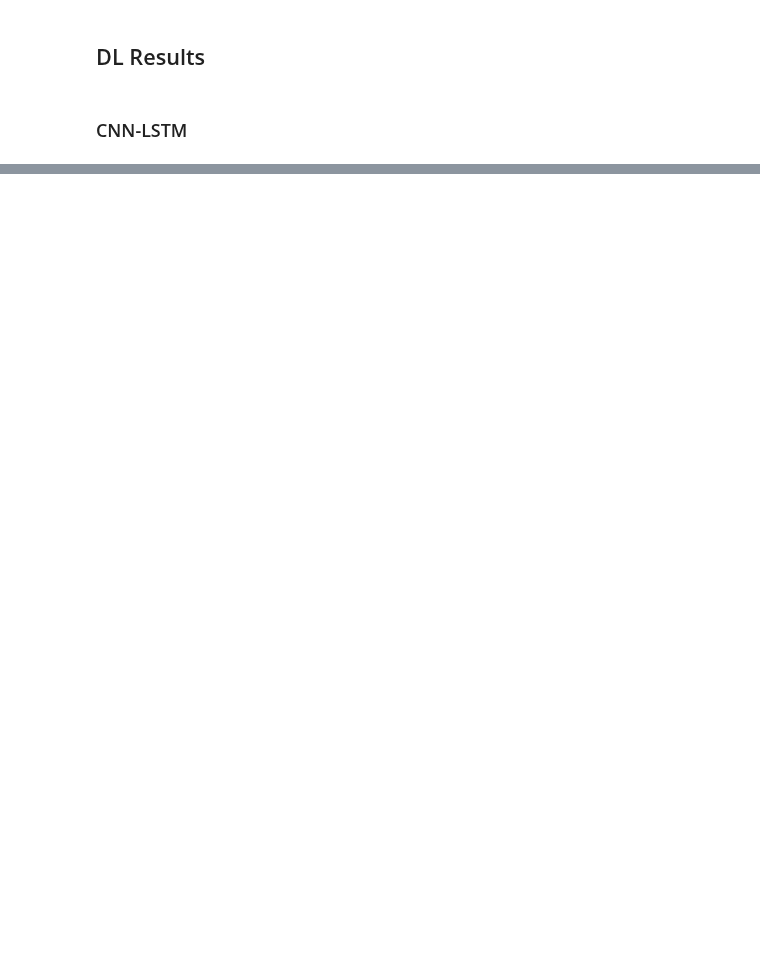
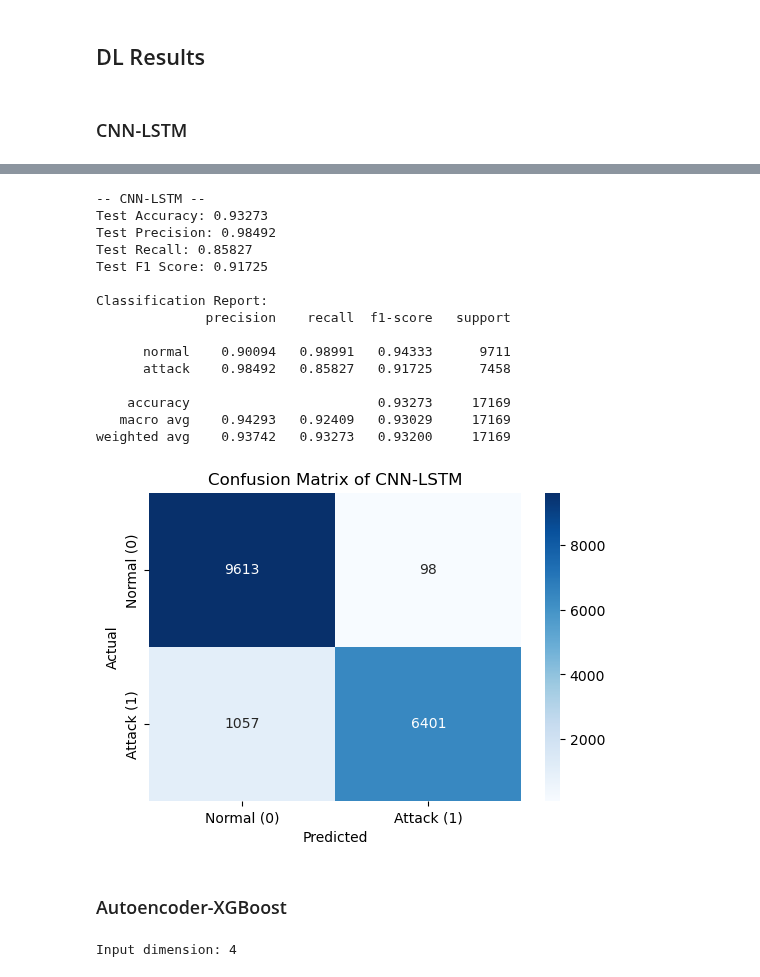
Before and after one commit to luisdavidgarcia/DDoS-Hybrid-Detection-System, a Jupyter notebook: notebooks/results_nsl-kdd_binary.ipynb, the cells around one changed output, grey strips where cells are left out. Drawn from its saved outputs; the diff is of its cells as text; code cells hidden in the pictures; blank space fills up the shorter version.

```diff
--- a/notebooks/results_nsl-kdd_binary.ipynb
+++ b/notebooks/results_nsl-kdd_binary.ipynb
@@ -622,0 +937,16 @@ for model_name, metrics in results.items():
+# %%
+start_time = time.time()
+cnn_lstm_model.fit(X_train_reshaped,
+                   y_train,
+                   epochs=50,
+                   batch_size=64,
+                   validation_split=0.2,
+                   callbacks=[lr_scheduler, early_stopping])
+end_time = time.time()
+
+training_time = end_time - start_time
+print(f"Training time: {training_time:.4f} seconds")
+
+# Save the trained model to a file
+cnn_lstm_model.save('cnn_lstm_binary_model.keras')
+print("Model saved as 'cnn_lstm_binary_model.keras'")
@@ -623,4 +984,61 @@ for model_name, metrics in results.items():
+# %%
+# Calculate evaluation metrics
+accuracy = accuracy_score(y_test, y_pred_binary)
+precision = precision_score(y_test, y_pred_binary)
+recall = recall_score(y_test, y_pred_binary)
+f1 = f1_score(y_test, y_pred_binary)
+
+# Print the evaluation metrics
+name = "CNN-LSTM"
+print(f"-- {name} --")
+print(f"Test Accuracy: {accuracy:.5f}")
+print(f"Test Precision: {precision:.5f}")
+print(f"Test Recall: {recall:.5f}")
+print(f"Test F1 Score: {f1:.5f}")
+
+# Print the classification report
+print(f'\nClassification Report:')
+print(classification_report(y_test, y_pred_binary, target_names=['normal', 'attack'], digits=5))
+
+# Generate the confusion matrix
+conf_matrix = confusion_matrix(y_test, y_pred_binary)
+
+# Plot the confusion matrix
+plt.figure(figsize=(6, 4))
+sns.heatmap(conf_matrix, annot=True, fmt='d', cmap='Blues', \
+            xticklabels=['Normal (0)', 'Attack (1)'], \
+            yticklabels=['Normal (0)', 'Attack (1)'])
+plt.xlabel('Predicted')
+plt.ylabel('Actual')
+plt.title(f'Confusion Matrix of {name}')
+plt.show()
+# %% [output]
+-- CNN-LSTM --
+Test Accuracy: 0.93273
+Test Precision: 0.98492
+Test Recall: 0.85827
+Test F1 Score: 0.91725
+
+Classification Report:
+              precision    recall  f1-score   support
+
+      normal    0.90094   0.98991   0.94333      9711
+      attack    0.98492   0.85827   0.91725      7458
+
+    accuracy                        0.93273     17169
+   macro avg    0.94293   0.92409   0.93029     17169
+weighted avg    0.93742   0.93273   0.93200     17169
+[figure, added]
+# %% [markdown]
+### Autoencoder-XGBoost
 # %%
-# Reshape x_train and x_test to 3D for CNN-LSTM
-X_train_reshaped = X_train.reshape((X_train.shape[0], X_train.shape[1], 1))  # shape becomes (125973, 4, 1)
-X_test_reshaped = X_test.reshape((X_test.shape[0], X_test.shape[1], 1))      # shape becomes (22544, 4, 1)
+X_train, X_test, y_train, y_test, label_map = get_processed_nslkdd_train_test()
+
+# Reshape x_train and x_test to 3D for Autoencoder
+X_train_reshaped = X_train.reshape((X_train.shape[0], X_train.shape[1], 1))  # shape becomes (113270, 4, 1)
+X_test_reshaped = X_test.reshape((X_test.shape[0], X_test.shape[1], 1)) # shape becomes (17169, 4, 1)
+
+input_dim = X_train_reshaped.shape[1]
+print(f"Input dimension: {input_dim}")
+# %% [output]
+Input dimension: 4
```
Also changed, not shown: parts of 44 cells of this notebook.
